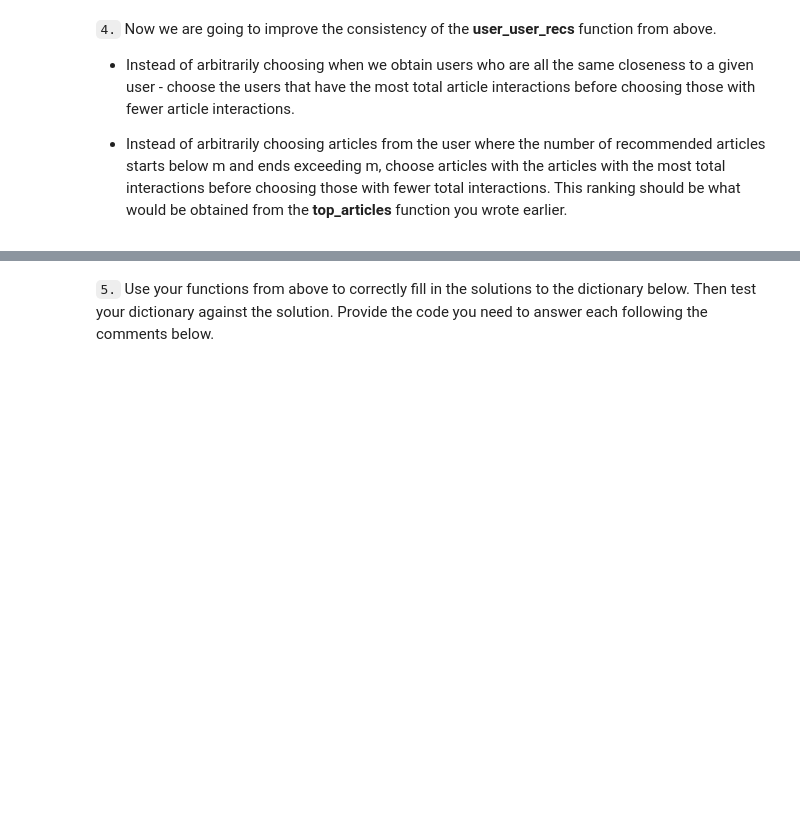
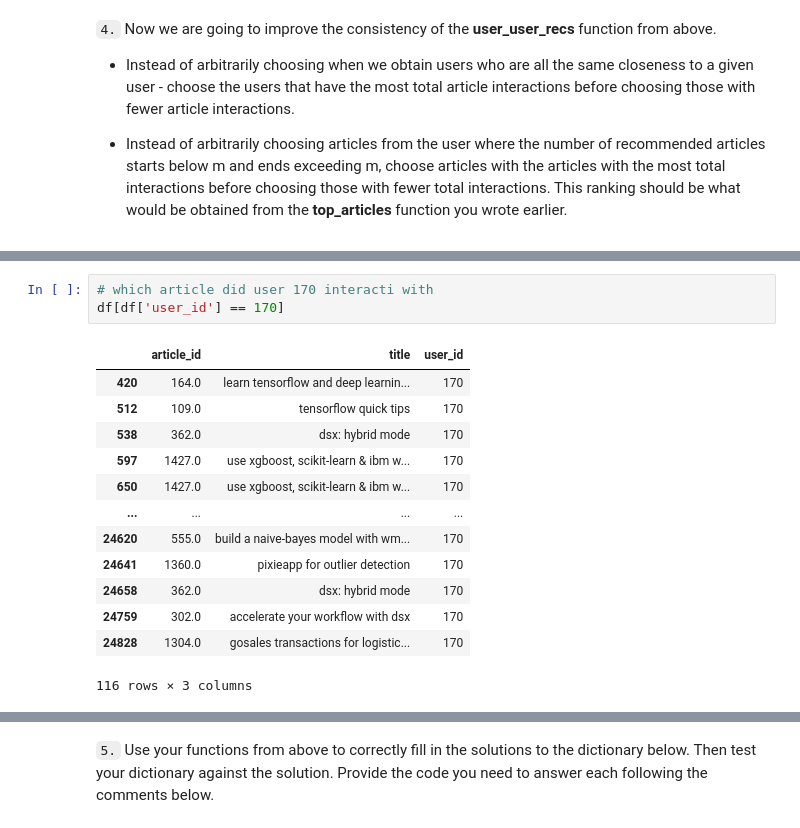
Before and after one commit to D5mit/Udacity_AB, a Jupyter notebook: Recommender/Recommendations_with_IBM.ipynb, the cells around one changed output, grey strips where cells are left out. Drawn from its saved outputs; the diff is of its cells as text; blank space fills up the shorter version.

```diff
--- a/Recommender/Recommendations_with_IBM.ipynb
+++ b/Recommender/Recommendations_with_IBM.ipynb
@@ -673,0 +937,17 @@ print(rec_names)
+# %%
+# which article did user 170 interacti with
+df[df['user_id'] == 170]
+# %% [output]
+|  | article_id | title | user_id |
+| 420 | 164.0 | learn tensorflow and deep learnin... | 170 |
+| 512 | 109.0 | tensorflow quick tips | 170 |
+| 538 | 362.0 | dsx: hybrid mode | 170 |
+| 597 | 1427.0 | use xgboost, scikit-learn & ibm w... | 170 |
+| 650 | 1427.0 | use xgboost, scikit-learn & ibm w... | 170 |
+| ... | ... | ... | ... |
+| 24620 | 555.0 | build a naive-bayes model with wm... | 170 |
+| 24641 | 1360.0 | pixieapp for outlier detection | 170 |
+| 24658 | 362.0 | dsx: hybrid mode | 170 |
+| 24759 | 302.0 | accelerate your workflow with dsx | 170 |
+| 24828 | 1304.0 | gosales transactions for logistic... | 170 |
+116 rows × 3 columns
```
Also changed, not shown: parts of 30 cells of this notebook, 5 other files.
